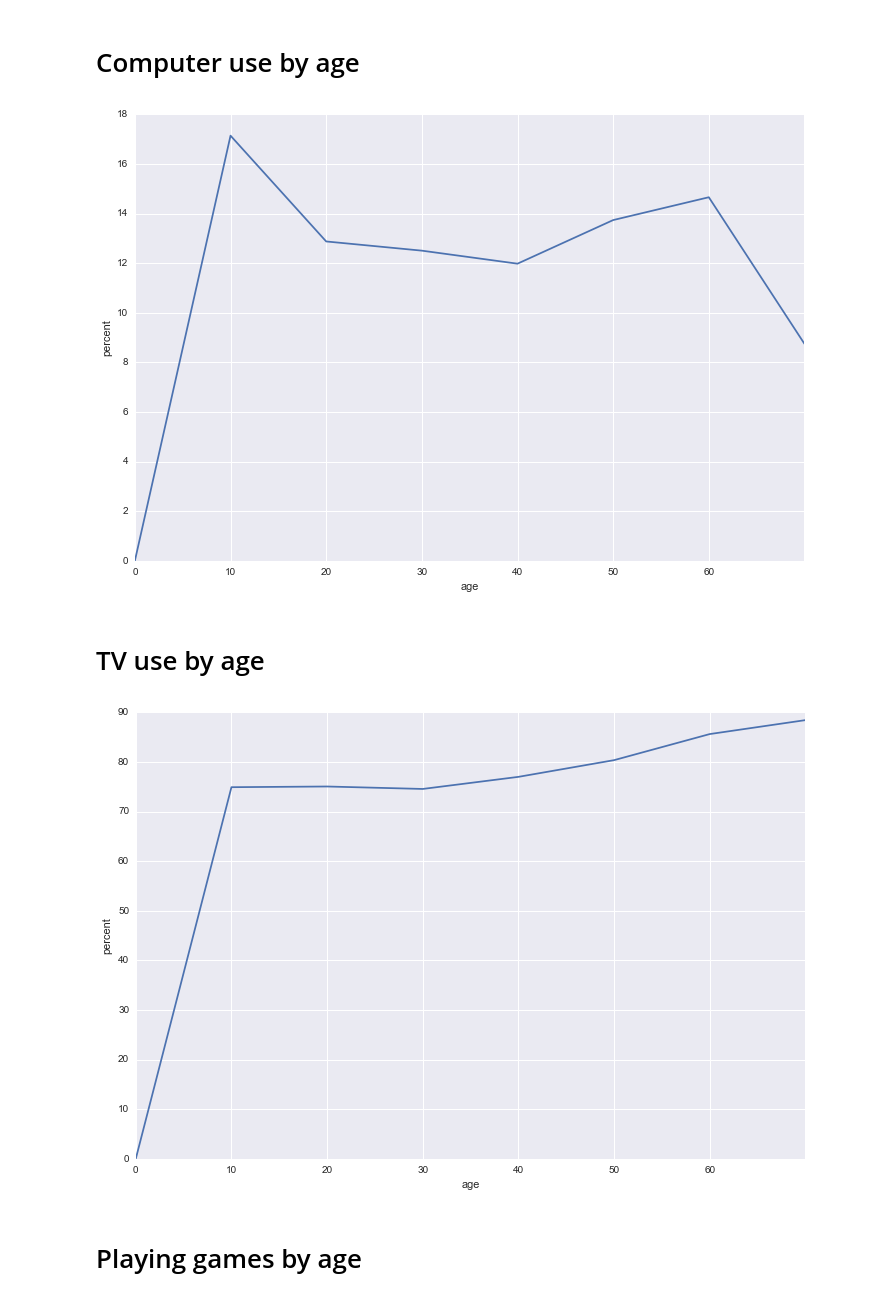
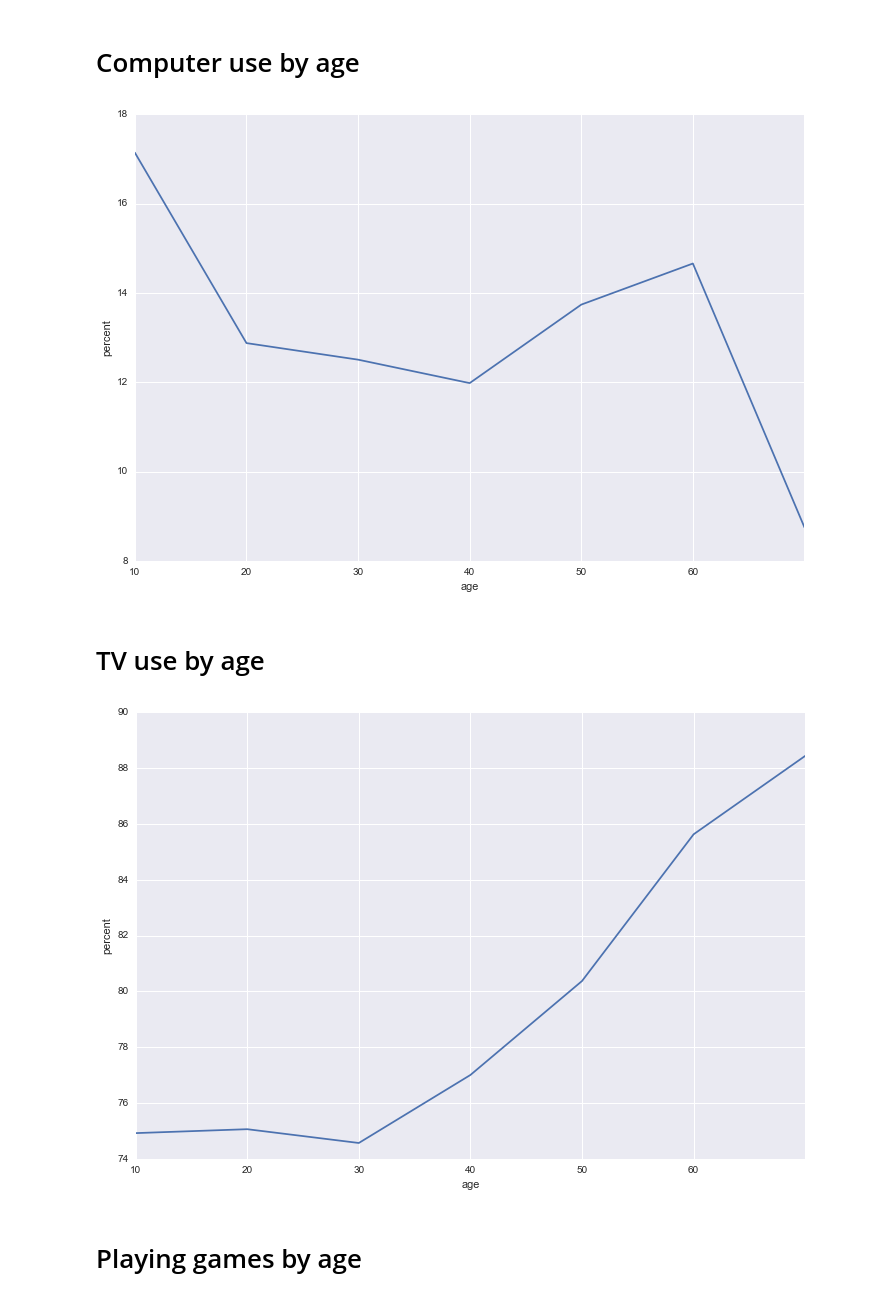
Before and after one commit to tiyd-python-2015-01/atus-analysis, a Jupyter notebook: Starting Point.ipynb, the cells around one changed output. Cells and saved outputs as stored; diff of their text form; code cells hidden in the pictures.

```diff
--- a/Starting Point.ipynb
+++ b/Starting Point.ipynb
@@ -184,7 +188,7 @@ sixties_summary = age_sample(60,70)
 # %%
 seventy_plus_summary = age_sample(70,120)
 # %%
-all_ages_list = [child_summary, teen_summary, twenties_summary, thirties_summary, forties_summary,
+all_ages_list = [teen_summary, twenties_summary, thirties_summary, forties_summary,
                  fifties_summary, sixties_summary, seventy_plus_summary]
 # %%
 def find_percent_by_age(activity_code):
@@ -217,21 +223,21 @@ playing_games = find_percent_by_age('120307')
 # %%
 plt.plot(computer_use)
 plt.ylabel('percent')
 plt.xlabel('age')
-plt.xticks(range(7), range(0, 70, 10))
+plt.xticks(range(6), range(10, 70, 10))
 plt.show()
 # %% [output]
-[figure, old version]
+[figure, new version]
 # %% [markdown]
 # TV use by age
 # %%
 plt.plot(tv_use)
 plt.ylabel('percent')
 plt.xlabel('age')
-plt.xticks(range(7), range(0, 70, 10))
+plt.xticks(range(7), range(10, 70, 10))
 plt.show()
 # %% [output]
-[figure, old version]
+[figure, new version]
 # %% [markdown]
 # Playing games by age
 # %%
```
Also changed, not shown: parts of 5 cells of this notebook, 1 other file.
